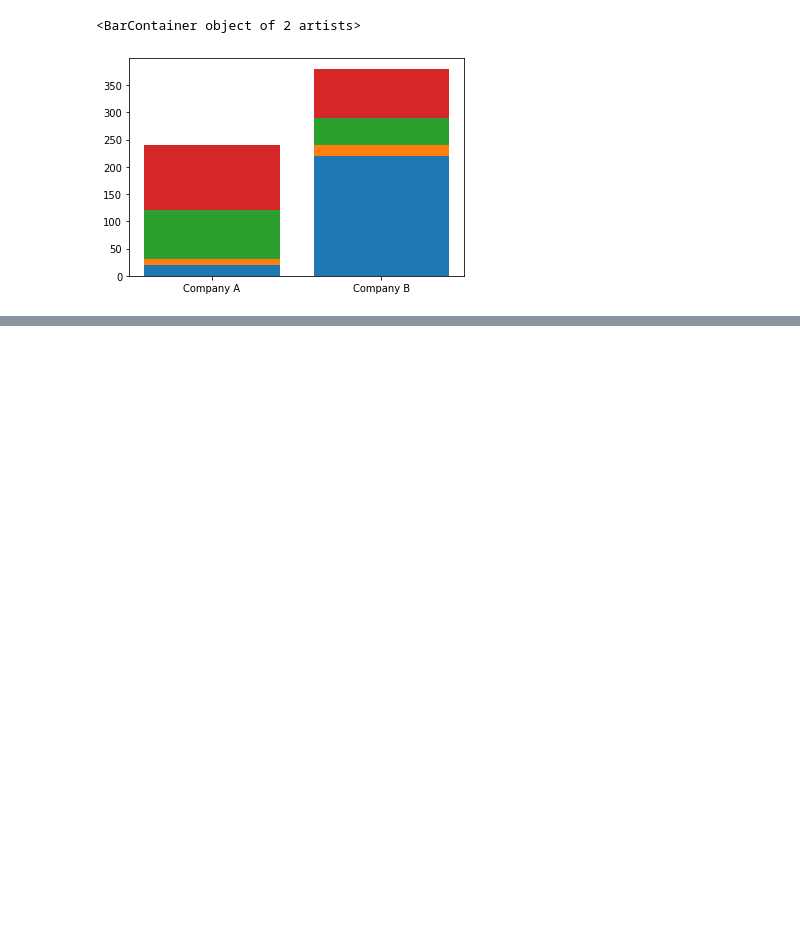
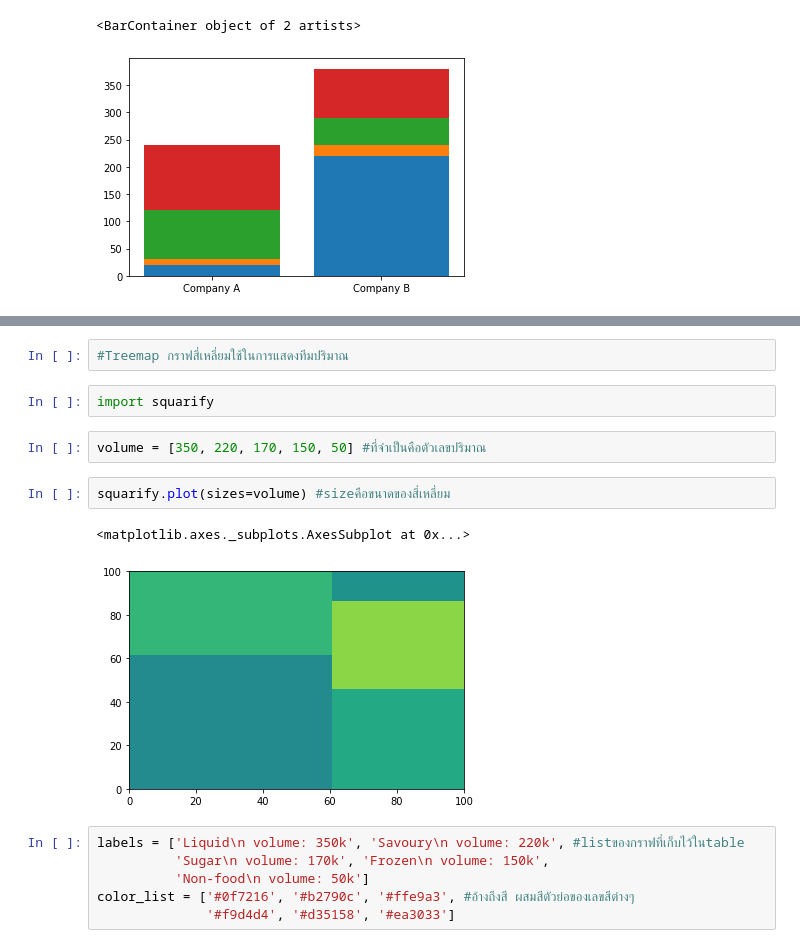
Before and after one commit to wipawadee/python_dataviz, a Jupyter notebook: Visualize Data Comparison.ipynb, the cells around one changed output, grey strips where cells are left out. Cells and saved outputs as stored; diff of their text form; blank space fills up the shorter version.

```diff
--- a/Visualize Data Comparison.ipynb
+++ b/Visualize Data Comparison.ipynb
@@ -83,0 +108,17 @@ plt.bar([1,2],saledata.iloc[:,3],bottom=saledata.iloc[:,0]+saledata.iloc[:,1]+sa
+# %%
+#Treemap กราฟสี่เหลี่ยมใช้ในการแสดงทีมปริมาณ
+# %%
+import squarify
+# %%
+volume = [350, 220, 170, 150, 50] #ที่จำเป็นคือตัวเลขปริมาณ
+# %%
+squarify.plot(sizes=volume) #sizeคือขนาดของสี่เหลี่ยม
+# %% [output]
+<matplotlib.axes._subplots.AxesSubplot at 0x...>
+[figure, added]
+# %%
+labels = ['Liquid\n volume: 350k', 'Savoury\n volume: 220k', #listของกราฟที่เก็บไว้ในtable
+          'Sugar\n volume: 170k', 'Frozen\n volume: 150k',
+          'Non-food\n volume: 50k']
+color_list = ['#0f7216', '#b2790c', '#ffe9a3', #อ้างถึงสี ผสมสีตัวย่อของเลขสีต่างๆ
+              '#f9d4d4', '#d35158', '#ea3033']
```
Also changed, not shown: parts of 29 cells of this notebook, 3 other files.
